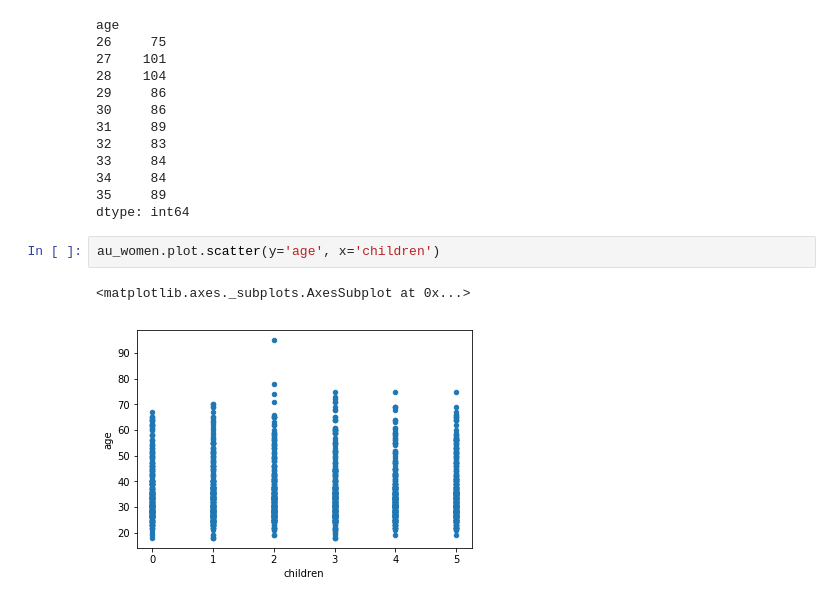
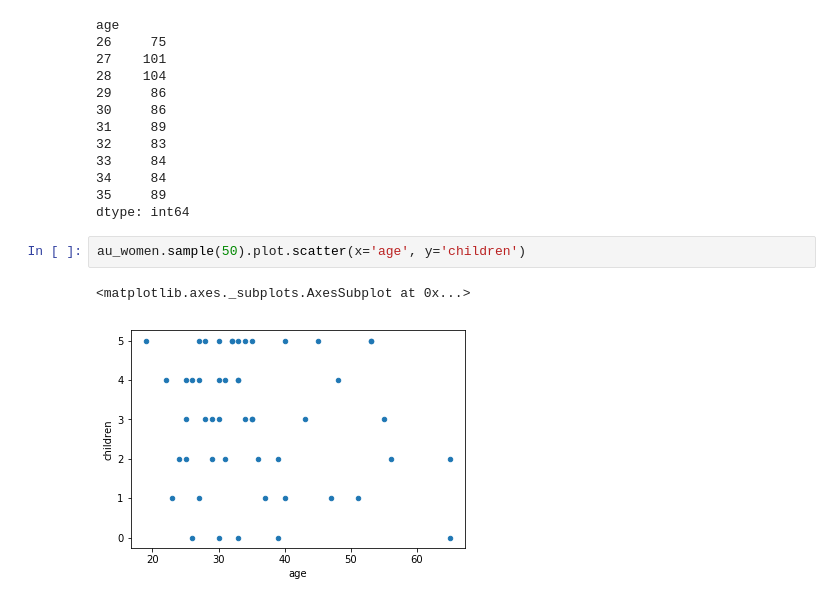
Before and after one commit to DecodedCo/data-insights-notebook, a Jupyter notebook: Holiday Booking Data Exploration.ipynb, the cells around one changed output. Drawn from its saved outputs; the diff is of its cells as text.

```diff
--- a/Holiday Booking Data Exploration.ipynb
+++ b/Holiday Booking Data Exploration.ipynb
@@ -89,7 +97,7 @@ age
 35     89
 dtype: int64
 # %%
-au_women.plot.scatter(y='age', x='children')
+au_women.sample(50).plot.scatter(x='age', y='children')
 # %% [output]
 <matplotlib.axes._subplots.AxesSubplot at 0x...>
-[figure, old version]
+[figure, new version]
```
Also changed, not shown: parts of 8 cells of this notebook, 1 other file.
